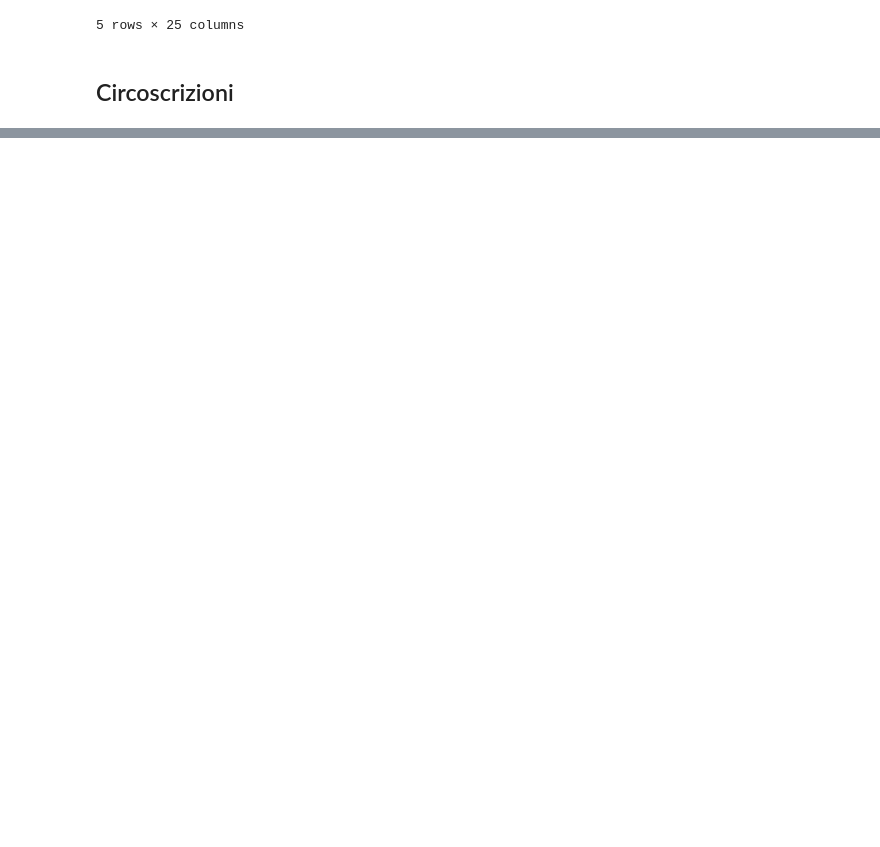
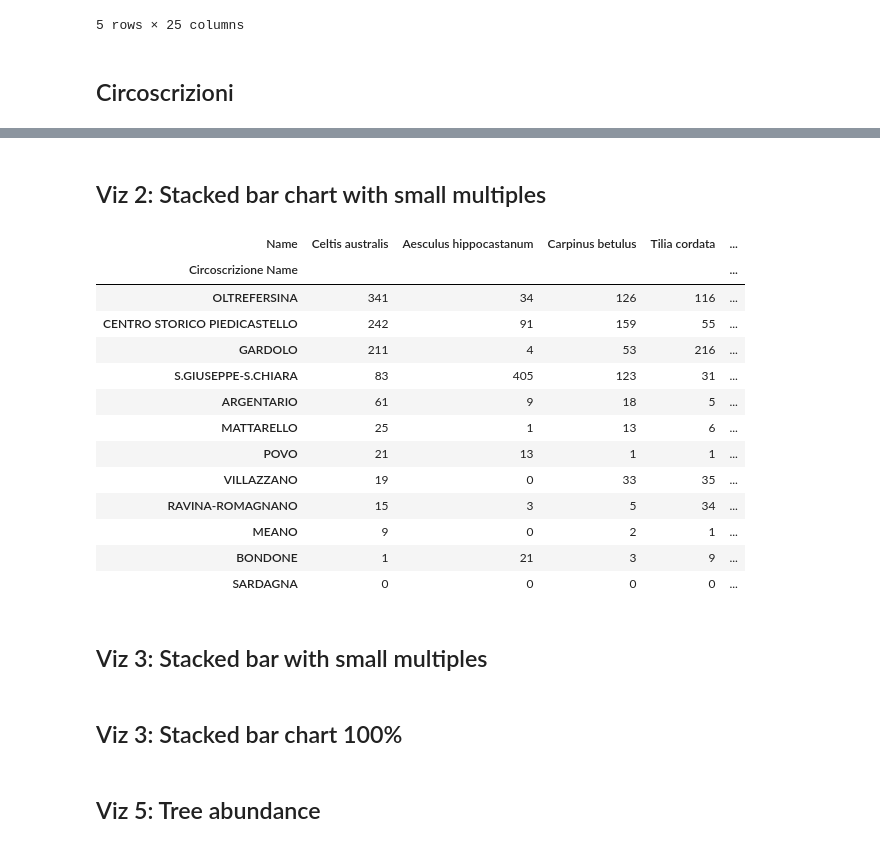
Before and after one commit to DataViz-Group3/DataViz-Group3, a Jupyter notebook: src/preprocessing.ipynb, the cells around one changed output, grey strips where cells are left out. Cells and saved outputs as stored; diff of their text form; code cells hidden in the pictures; blank space fills up the shorter version.

```diff
--- a/src/preprocessing.ipynb
+++ b/src/preprocessing.ipynb
@@ -69,0 +65,3 @@ gpd.read_file('../data/circoscrizioni.json')
+# %%
+df_tree_abundance = df_trees.groupby(['Name'], axis=0)['Name'].count().sort_values(ascending=False)
+df_tree_abundance.head()
@@ -69,0 +85,3 @@ gpd.read_file('../data/circoscrizioni.json')
+# %%
+df_most_abundant_trees = df_tree_abundance[:5]
+df_most_abundant_trees
@@ -69,0 +96,30 @@ gpd.read_file('../data/circoscrizioni.json')
+# %%
+top_trees = list(df_most_abundant_trees.index)
+other_trees = [tree for tree in list(df_trees['Name'].unique()) if tree not in top_trees]
+# %% [markdown]
+## Viz 2: Stacked bar chart with small multiples
+# %%
+df_circo_tree_counts = pd.crosstab(df_tree_circo['Circoscrizione Name'], df_tree_circo['Name'])
+
+other_tree_sum_column = df_circo_tree_counts[other_trees].sum(axis=1)
+df_circo_tree_counts = df_circo_tree_counts[top_trees]
+df_circo_tree_counts['Other'] = other_tree_sum_column
+
+df_circo_tree_counts = df_circo_tree_counts.sort_values(by='Celtis australis', ascending=False)
+
+df_circo_tree_counts
+# %% [output]
+| Name | Celtis australis | Aesculus hippocastanum | Carpinus betulus | Tilia cordata | ... |
+| Circoscrizione Name |  |  |  |  | ... |
+| OLTREFERSINA | 341 | 34 | 126 | 116 | ... |
+| CENTRO STORICO PIEDICASTELLO | 242 | 91 | 159 | 55 | ... |
+| GARDOLO | 211 | 4 | 53 | 216 | ... |
+| S.GIUSEPPE-S.CHIARA | 83 | 405 | 123 | 31 | ... |
+| ARGENTARIO | 61 | 9 | 18 | 5 | ... |
+| MATTARELLO | 25 | 1 | 13 | 6 | ... |
+| POVO | 21 | 13 | 1 | 1 | ... |
+| VILLAZZANO | 19 | 0 | 33 | 35 | ... |
+| RAVINA-ROMAGNANO | 15 | 3 | 5 | 34 | ... |
+| MEANO | 9 | 0 | 2 | 1 | ... |
+| BONDONE | 1 | 21 | 3 | 9 | ... |
+| SARDAGNA | 0 | 0 | 0 | 0 | ... |
@@ -69,0 +128,6 @@ gpd.read_file('../data/circoscrizioni.json')
+# %% [markdown]
+## Viz 3: Stacked bar with small multiples
+# %% [markdown]
+## Viz 3: Stacked bar chart 100%
+# %% [markdown]
+## Viz 5: Tree abundance
```
Also changed, not shown: parts of 14 cells of this notebook, 5 other files.
